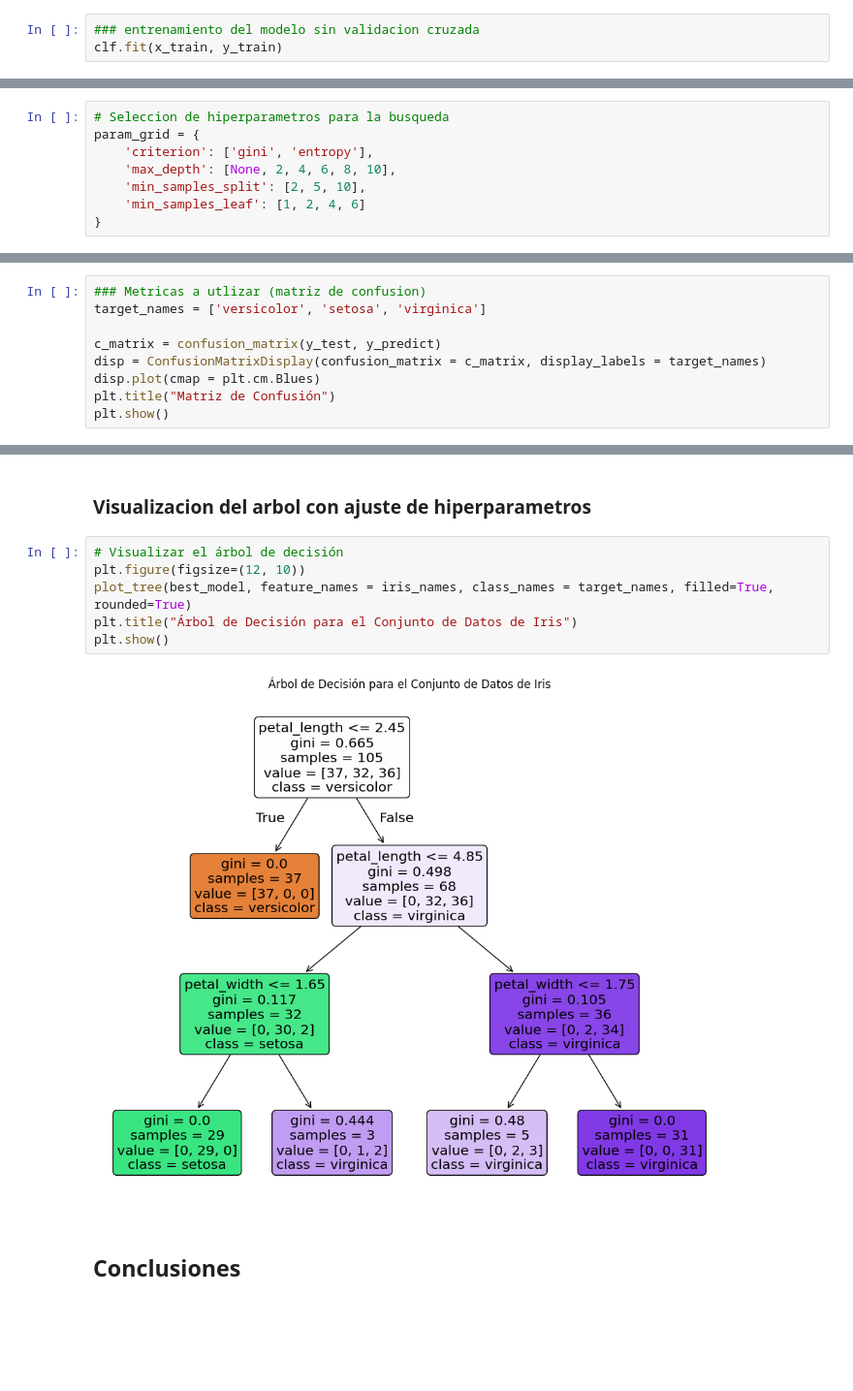
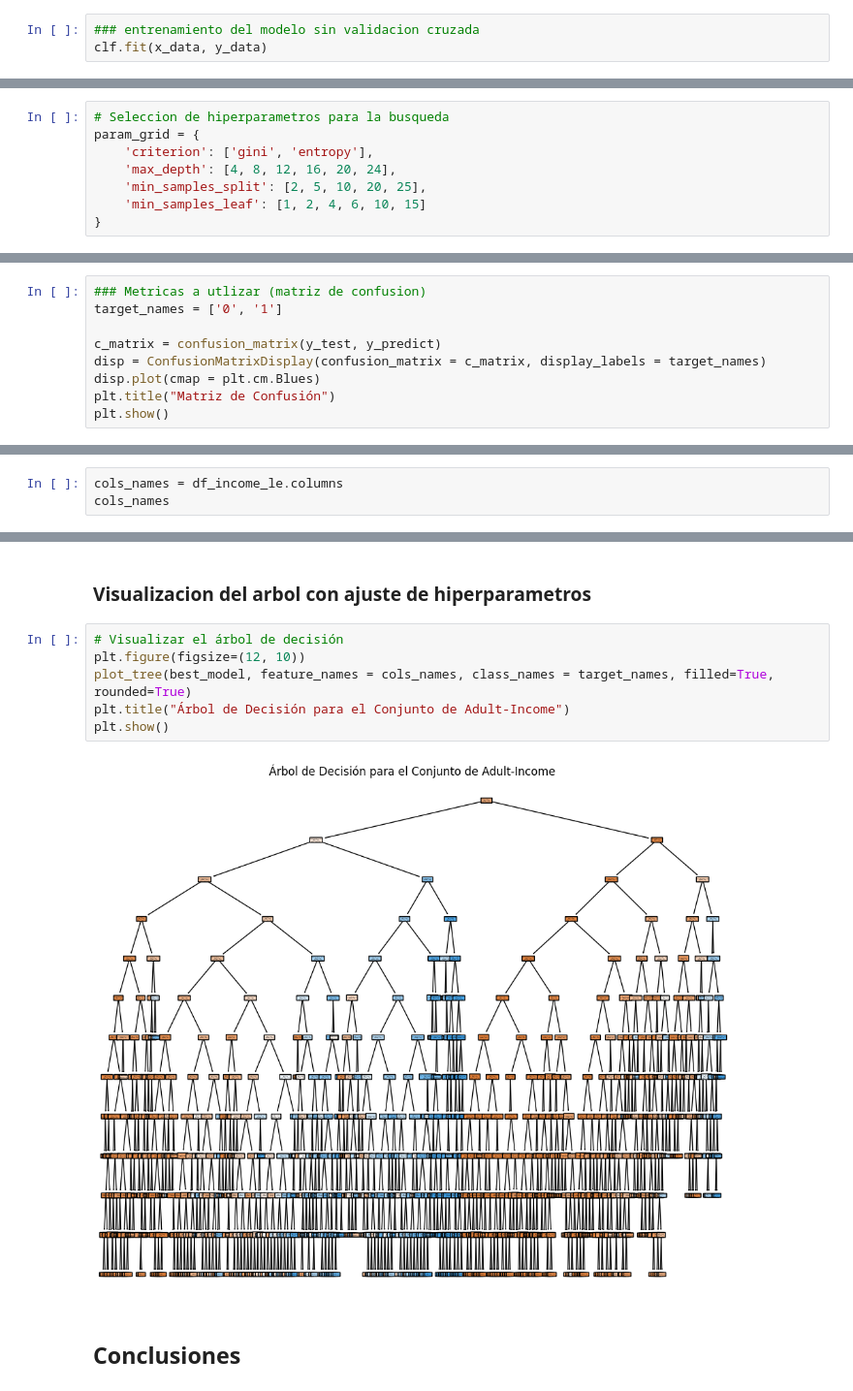
Before and after one commit to Lons0G/Decision-Tree, a Jupyter notebook: Decision_Tree-Income.ipynb, the cells around one changed output, grey strips where cells are left out. Shown at 97% size. Drawn from its saved outputs; the diff is of its cells as text; blank space fills up the shorter version.

```diff
--- a/Decision_Tree-Income.ipynb
+++ b/Decision_Tree-Income.ipynb
@@ -292,7 +626,7 @@ clf = DecisionTreeClassifier(random_state = 31)
 ### Entrenamiento del modelo CART sin ajuste de hiperparametros
 # %%
 ### entrenamiento del modelo sin validacion cruzada
-clf.fit(x_train, y_train)
+clf.fit(x_data, y_data)
 # %% [output]
 DecisionTreeClassifier(random_state=31)
 # %%
@@ -303,9 +638,9 @@ y_predict = clf.predict(x_test)
 # Seleccion de hiperparametros para la busqueda
 param_grid = {
     'criterion': ['gini', 'entropy'],
-    'max_depth': [None, 2, 4, 6, 8, 10],
-    'min_samples_split': [2, 5, 10],
-    'min_samples_leaf': [1, 2, 4, 6]
+    'max_depth': [4, 8, 12, 16, 20, 24],
+    'min_samples_split': [2, 5, 10, 20, 25],
+    'min_samples_leaf': [1, 2, 4, 6, 10, 15]
 }
 # %%
 # instanciando la busqueda y pasando los parametros
@@ -419,6 +808,6 @@ Puntuación en el conjunto de prueba: 0.9555555555555556
 # %%
 ### Metricas a utlizar (matriz de confusion)
-target_names = ['versicolor', 'setosa', 'virginica']
+target_names = ['0', '1']
 
 c_matrix = confusion_matrix(y_test, y_predict)
 disp = ConfusionMatrixDisplay(confusion_matrix = c_matrix, display_labels = target_names)
@@ -476,3 +902,6 @@ plt.show()
 ## Visualizacion del arbol
 # %% [markdown]
 ### Visualizacion del arbol sin ajuste de hiperparametros
+# %%
+cols_names = df_income_le.columns
+cols_names
@@ -489,10 +926,10 @@ plt.show()
 # %%
 # Visualizar el árbol de decisión
 plt.figure(figsize=(12, 10))
-plot_tree(best_model, feature_names = iris_names, class_names = target_names, filled=True, rounded=True)
-plt.title("Árbol de Decisión para el Conjunto de Datos de Iris")
+plot_tree(best_model, feature_names = cols_names, class_names = target_names, filled=True, rounded=True)
+plt.title("Árbol de Decisión para el Conjunto de Adult-Income")
 plt.show()
 # %% [output]
-[figure, old version]
+[figure, new version]
 # %% [markdown]
 ## Conclusiones
```
Also changed, not shown: parts of 84 cells of this notebook, 16 other files.
